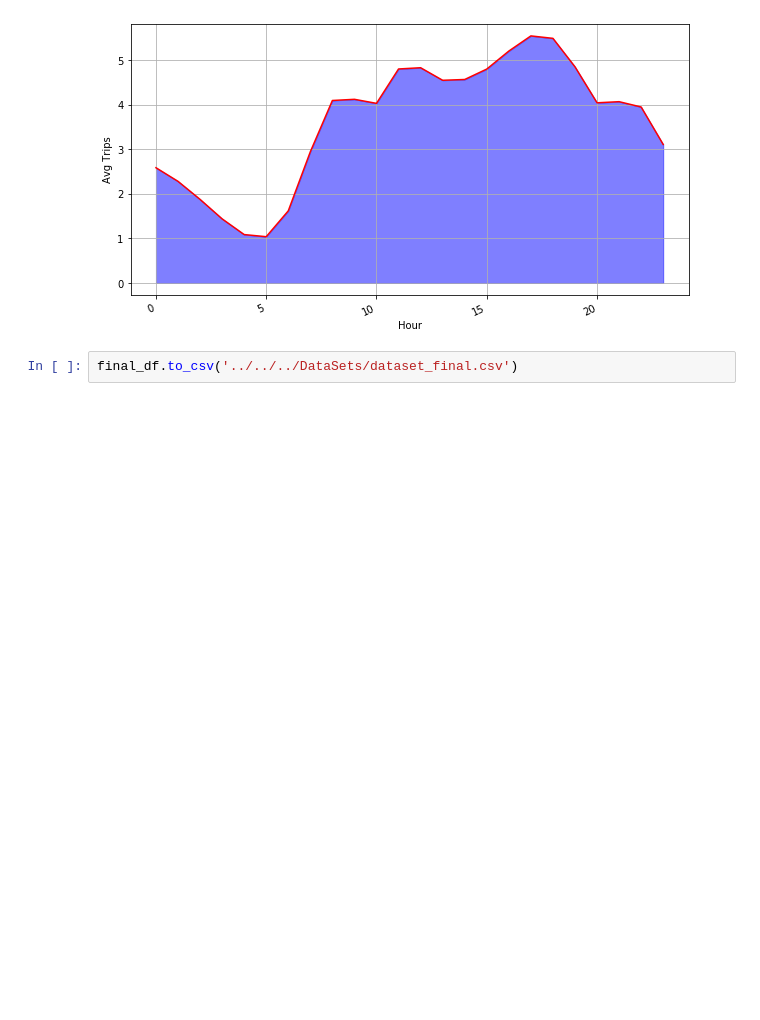
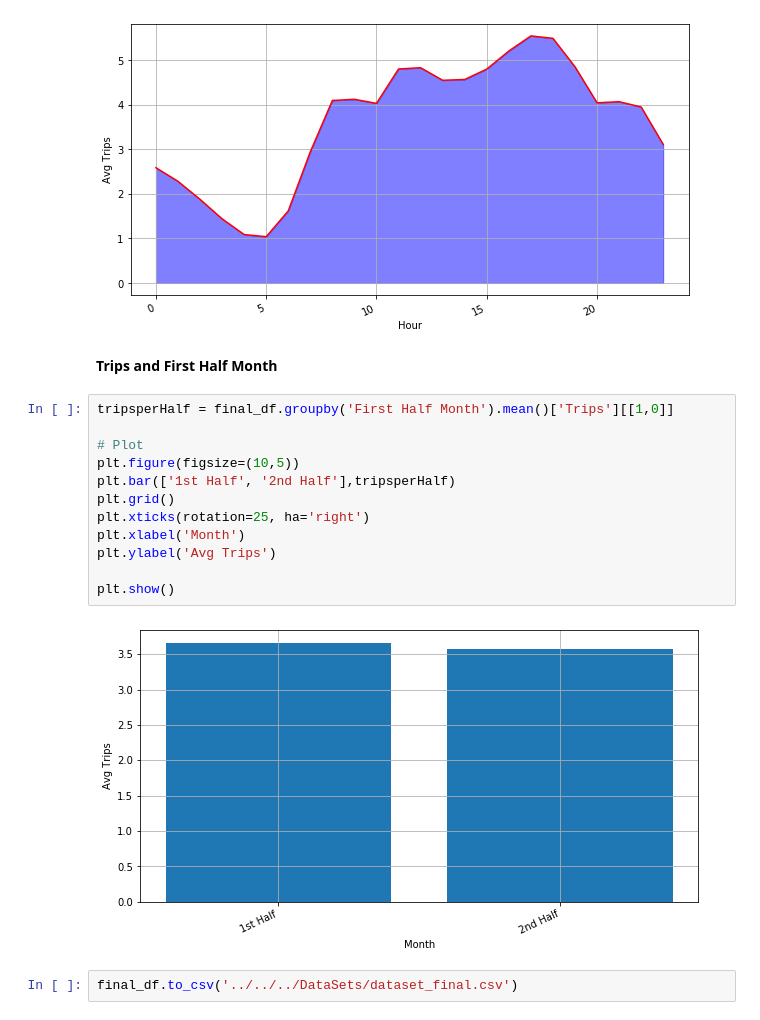
Before and after one commit to alexisgaziello/CSP_MATH_571_taxi_oracle, a Jupyter notebook: src/Data Analysis.ipynb, the cells around one changed output. Saved outputs shown, nothing was run; the diff lists cells and outputs as text; blank space fills up the shorter version.

Commit message:
Added Year and First Half Month Variables

```diff
--- a/src/Data Analysis.ipynb
+++ b/src/Data Analysis.ipynb
@@ -308,6 +308,22 @@ plt.ylabel('Avg Trips')
 plt.show()
 # %% [output]
 [figure]
+# %% [markdown]
+**Trips and First Half Month**
+# %%
+tripsperHalf = final_df.groupby('First Half Month').mean()['Trips'][[1,0]]
+
+# Plot
+plt.figure(figsize=(10,5))
+plt.bar(['1st Half', '2nd Half'],tripsperHalf)
+plt.grid()
+plt.xticks(rotation=25, ha='right')
+plt.xlabel('Month')
+plt.ylabel('Avg Trips')
+
+plt.show()
+# %% [output]
+[figure, added]
 # %%
 final_df.to_csv('../../../DataSets/dataset_final.csv')
 # %% [markdown]
```
Also changed, not shown: parts of 3 cells of this notebook.
